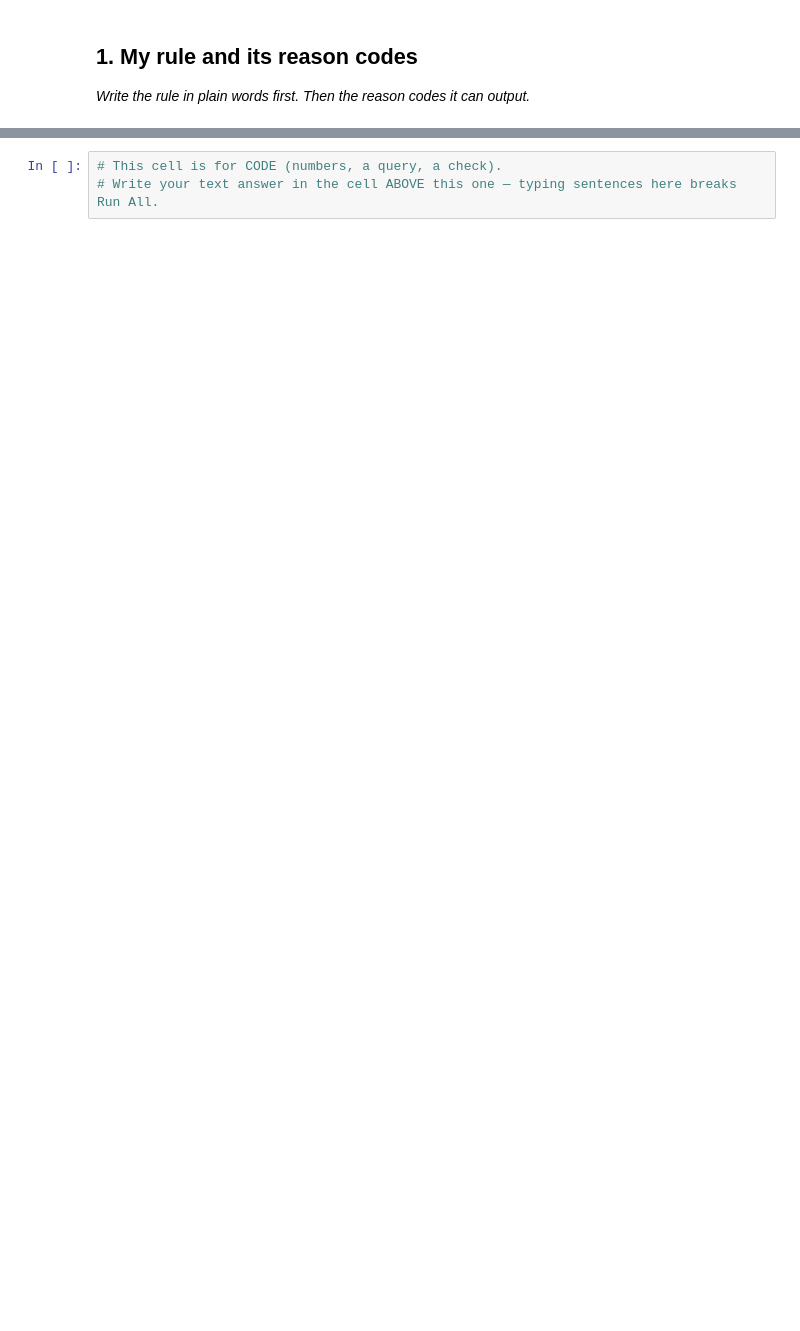
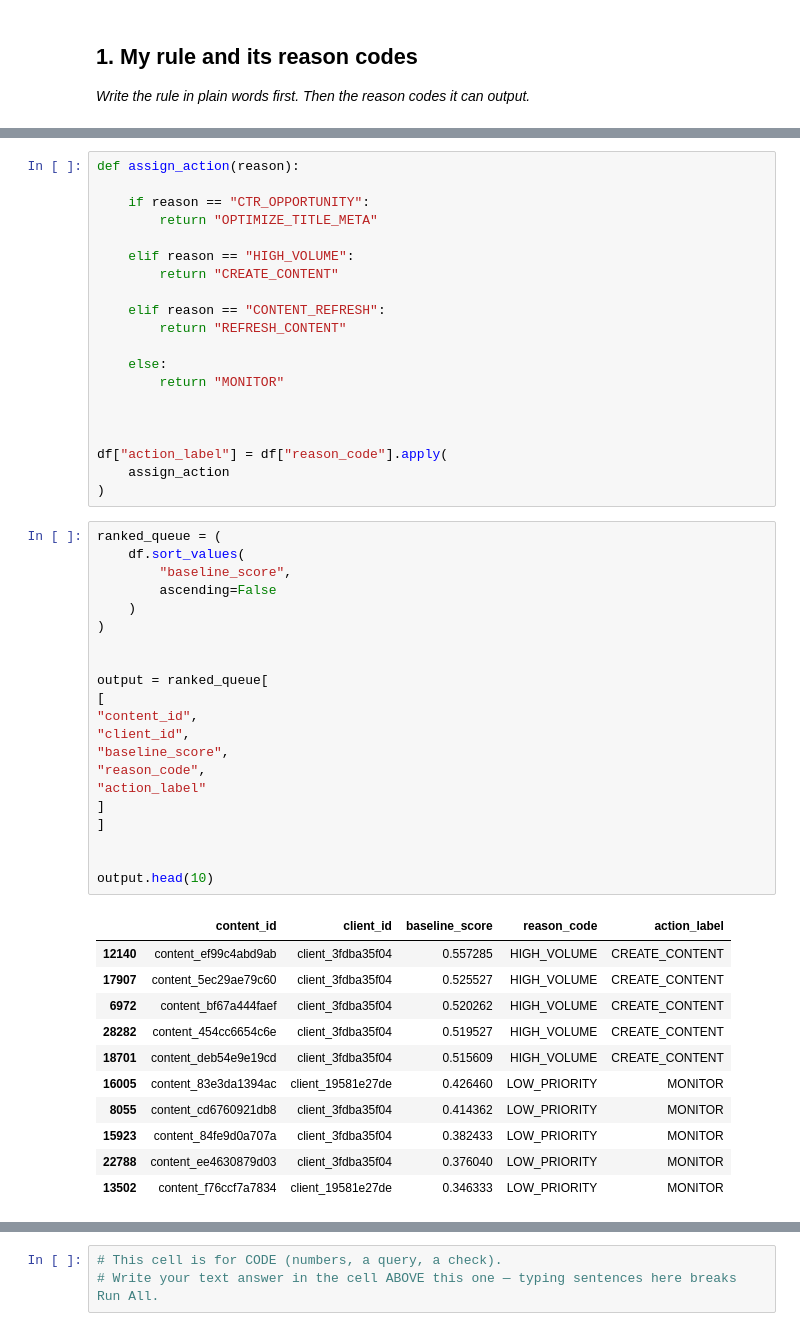
Before and after one commit to forhadmia231/flyrank-ml-internship, a Jupyter notebook: work/notebooks/w04_baseline_score.ipynb, the cells around one changed output, grey strips where cells are left out. Saved outputs shown, nothing was run; the diff lists cells and outputs as text; blank space fills up the shorter version.

```diff
--- a/work/notebooks/w04_baseline_score.ipynb
+++ b/work/notebooks/w04_baseline_score.ipynb
@@ -12,0 +183,53 @@ This skeleton is yours to fill. Work the sections **in order** — each one has
+# %%
+def assign_action(reason):
+
+    if reason == "CTR_OPPORTUNITY":
+        return "OPTIMIZE_TITLE_META"
+
+    elif reason == "HIGH_VOLUME":
+        return "CREATE_CONTENT"
+
+    elif reason == "CONTENT_REFRESH":
+        return "REFRESH_CONTENT"
+
+    else:
+        return "MONITOR"
+
+
+
+df["action_label"] = df["reason_code"].apply(
+    assign_action
+)
+# %%
+ranked_queue = (
+    df.sort_values(
+        "baseline_score",
+        ascending=False
+    )
+)
+
+
+output = ranked_queue[
+[
+"content_id",
+"client_id",
+"baseline_score",
+"reason_code",
+"action_label"
+]
+]
+
+
+output.head(10)
+# %% [output]
+|  | content_id | client_id | baseline_score | reason_code | action_label |
+| 12140 | content_ef99c4abd9ab | client_3fdba35f04 | 0.557285 | HIGH_VOLUME | CREATE_CONTENT |
+| 17907 | content_5ec29ae79c60 | client_3fdba35f04 | 0.525527 | HIGH_VOLUME | CREATE_CONTENT |
+| 6972 | content_bf67a444faef | client_3fdba35f04 | 0.520262 | HIGH_VOLUME | CREATE_CONTENT |
+| 28282 | content_454cc6654c6e | client_3fdba35f04 | 0.519527 | HIGH_VOLUME | CREATE_CONTENT |
+| 18701 | content_deb54e9e19cd | client_3fdba35f04 | 0.515609 | HIGH_VOLUME | CREATE_CONTENT |
+| 16005 | content_83e3da1394ac | client_19581e27de | 0.426460 | LOW_PRIORITY | MONITOR |
+| 8055 | content_cd6760921db8 | client_3fdba35f04 | 0.414362 | LOW_PRIORITY | MONITOR |
+| 15923 | content_84fe9d0a707a | client_3fdba35f04 | 0.382433 | LOW_PRIORITY | MONITOR |
+| 22788 | content_ee4630879d03 | client_3fdba35f04 | 0.376040 | LOW_PRIORITY | MONITOR |
+| 13502 | content_f76ccf7a7834 | client_19581e27de | 0.346333 | LOW_PRIORITY | MONITOR |
```
Also changed, not shown: parts of 22 cells of this notebook.
